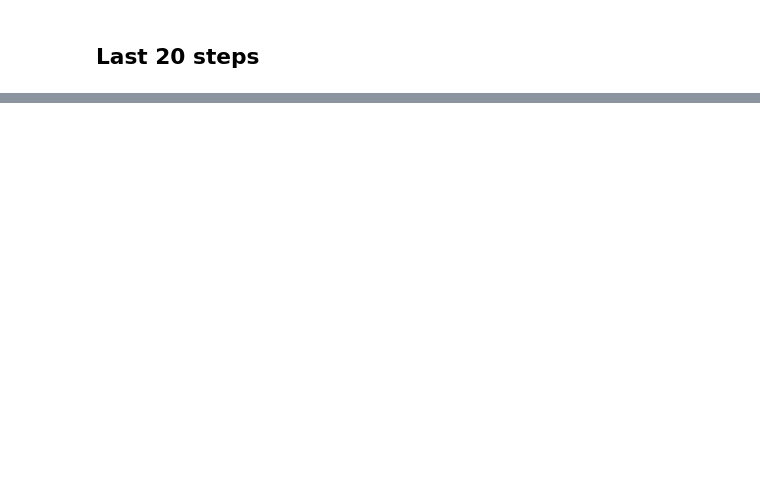
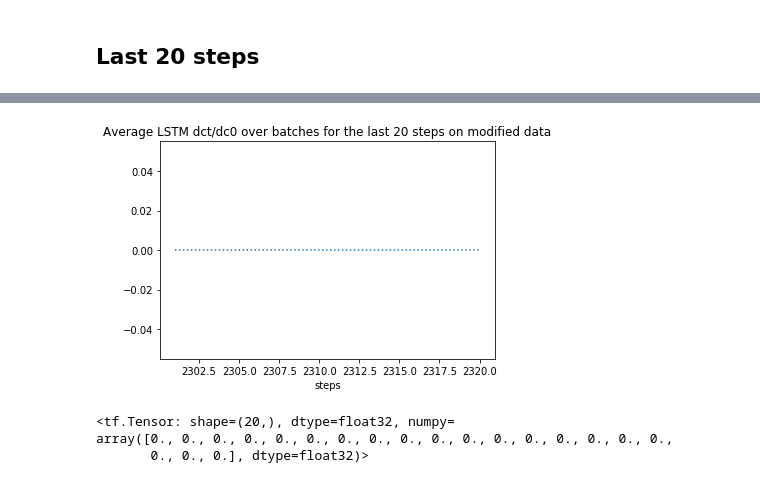
Before and after one commit to DagonArises/VGP-illustration, a Jupyter notebook: VGP_4_LSTMgrads_copy.ipynb, the cells around one changed output, grey strips where cells are left out. Drawn from its saved outputs; the diff is of its cells as text; code cells hidden in the pictures; blank space fills up the shorter version.

```diff
--- a/VGP_4_LSTMgrads_copy.ipynb
+++ b/VGP_4_LSTMgrads_copy.ipynb
@@ -591,0 +369,25 @@ plt.show()
+# %%
+nrows= 400
+ds = tf.data.Dataset.from_tensor_slices((longmod_pad[:nrows], ym[:nrows])).batch(100)
+
+@tf.function
+# Compute gradients
+def compute_dct_dc0(t, x, c0):
+    return tf.gradients(model_lstm_mod(x)[:,t,:], c0)
+
+n_b = int(nrows/ 100)  # 10 batches
+n_steps = 20   # look up only the first and last 20 steps
+
+dctdc0_last20= tf.zeros([n_b, n_steps])
+for b, (x_batch_train, y_batch_train) in enumerate(ds):  # batches 0,1
+    grad_batch= []   # a list of 1403 scalar gradients on the current batch
+    for t in range(input_length_m - n_steps, input_length_m):
+        dctdc0_b_t = compute_dct_dc0(t, x_batch_train, c0)  # (batch_size, n_units)
+        grad_t = tf.reduce_mean(abs(dctdc0_b_t[0]), [0,1]) # Scalar dctdc0 at the current batch and step
+        print('step', t+1, 'of batch' ,b+1, 'done')
+        grad_batch.append(grad_t)
+
+    dctdc0_last20= tf.concat([dctdc0_last20, [grad_batch]], axis = 0)
+
+dctdc0_last20_agg= tf.reduce_mean(dctdc0_last20, 0)  # take rowmean to obtain a vector of shape (20,)
+print(dctdc0_last20_agg.shape)
@@ -591,0 +412,16 @@ plt.show()
+# %%
+# Mean absolute gradients over steps
+steps_20= [t for t in range(input_length_m - n_steps, input_length_m)]
+plt.plot(steps_20, dctdc0_last20_agg, linestyle= 'dotted')
+plt.title('Average LSTM dct/dc0 over batches for the last 20 steps on modified data')
+plt.xlabel('steps')
+plt.show()
+#plt.savefig('/Users/necromancerchenmy/Desktop/honours_thesis/thesis/thesis_proposal/thesis proposal/lstm_dctdc0_last20_mod.png')
+# %% [output]
+[figure, added]
+# %%
+dctdc0_last20_agg
+# %% [output]
+<tf.Tensor: shape=(20,), dtype=float32, numpy=
+array([0., 0., 0., 0., 0., 0., 0., 0., 0., 0., 0., 0., 0., 0., 0., 0., 0.,
+       0., 0., 0.], dtype=float32)>
```
Also changed, not shown: parts of 28 cells of this notebook.
